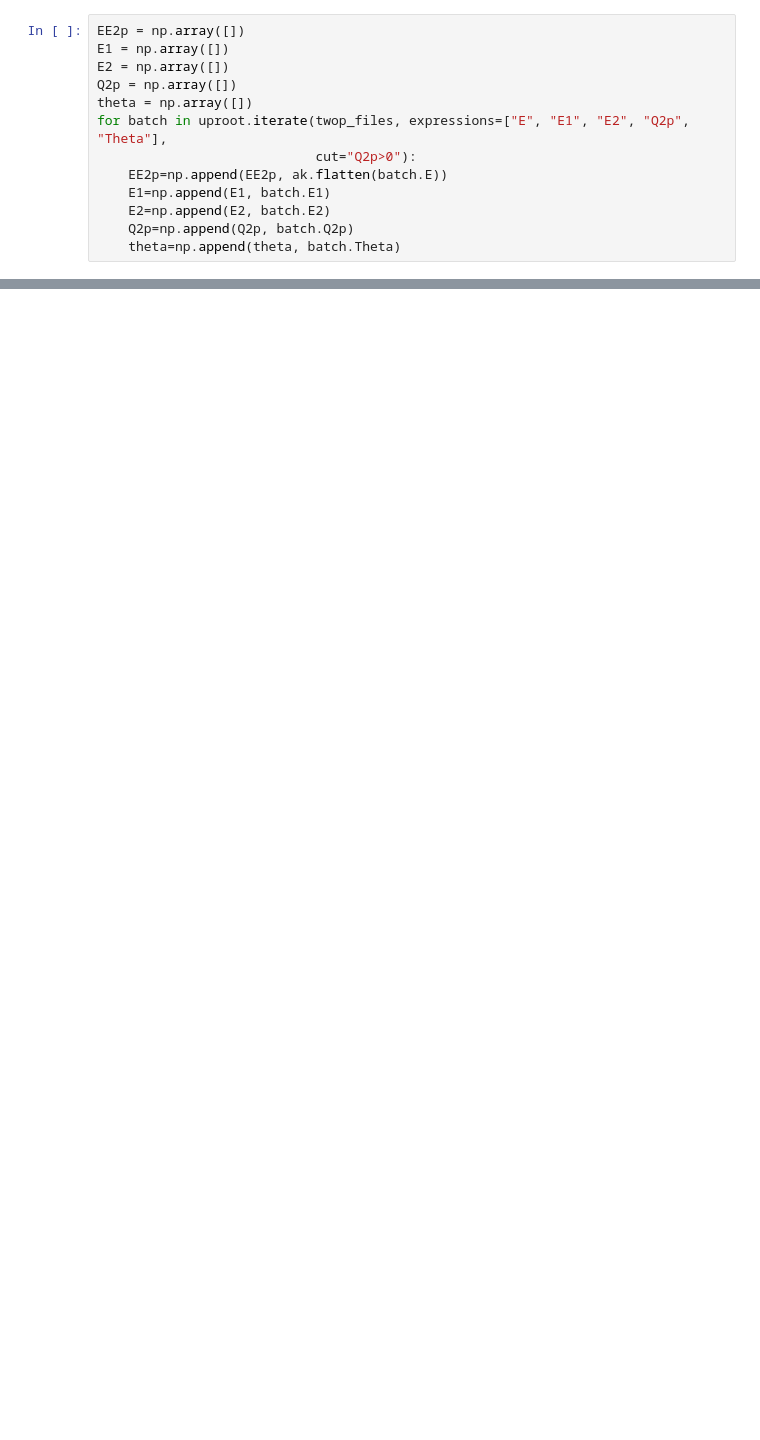
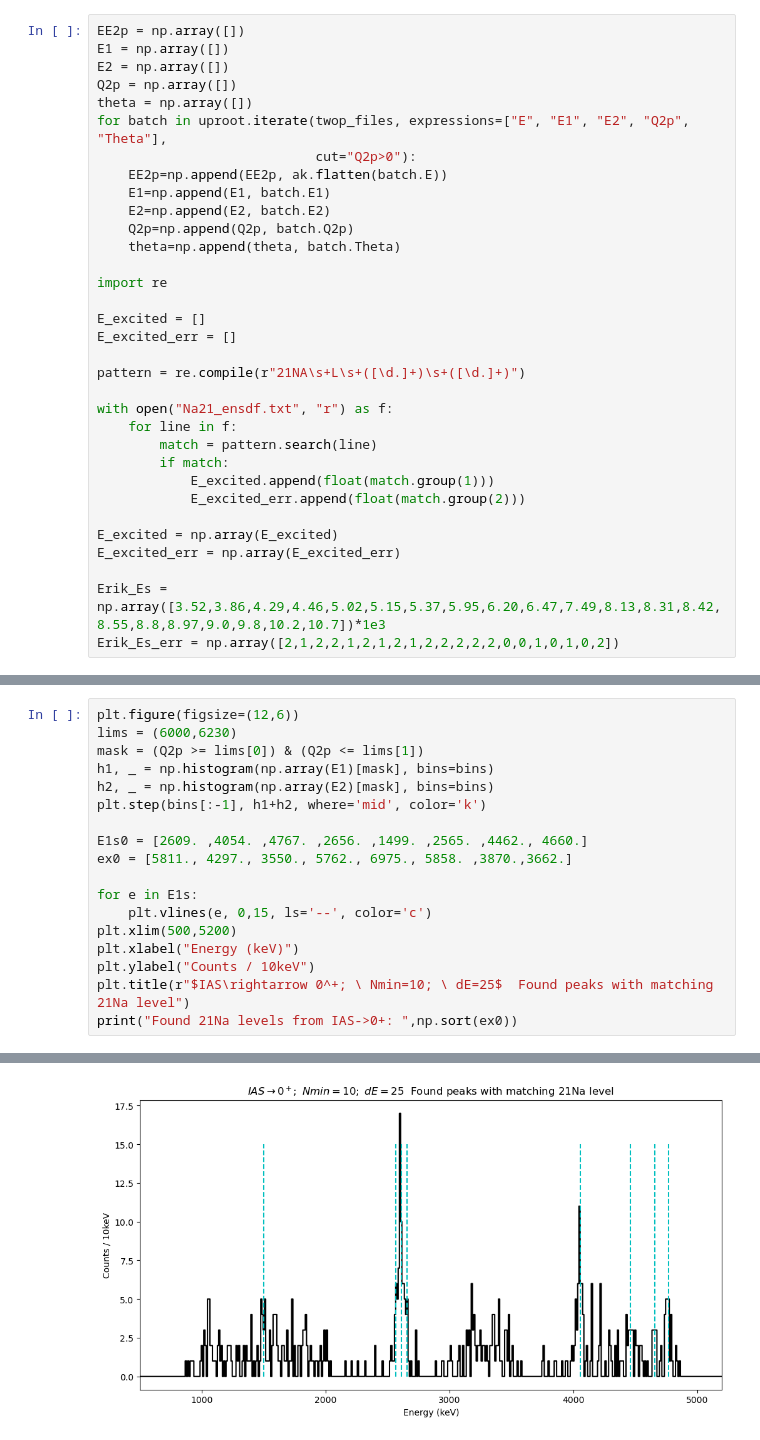
Before and after one commit to phaue/Masters, a Jupyter notebook: analysis/python/twoproton/2p.ipynb, the cells around one changed output, grey strips where cells are left out. Drawn from its saved outputs; the diff is of its cells as text; blank space fills up the shorter version.

```diff
--- a/analysis/python/twoproton/2p.ipynb
+++ b/analysis/python/twoproton/2p.ipynb
@@ -28,3 +43,23 @@ for batch in uproot.iterate(twop_files, expressions=["E", "E1", "E2", "Q2p", "Th
     E2=np.append(E2, batch.E2)
     Q2p=np.append(Q2p, batch.Q2p)
     theta=np.append(theta, batch.Theta)
+
+import re
+
+E_excited = []
+E_excited_err = []
+
+pattern = re.compile(r"21NA\s+L\s+([\d.]+)\s+([\d.]+)")
+
+with open("Na21_ensdf.txt", "r") as f:
+    for line in f:
+        match = pattern.search(line)
+        if match:
+            E_excited.append(float(match.group(1)))
+            E_excited_err.append(float(match.group(2)))
+
+E_excited = np.array(E_excited)
+E_excited_err = np.array(E_excited_err)
+
+Erik_Es = np.array([3.52,3.86,4.29,4.46,5.02,5.15,5.37,5.95,6.20,6.47,7.49,8.13,8.31,8.42,8.55,8.8,8.97,9.0,9.8,10.2,10.7])*1e3
+Erik_Es_err = np.array([2,1,2,2,1,2,1,2,1,2,2,2,2,2,0,0,1,0,1,0,2])
@@ -81,0 +310,19 @@ plt.show()
+# %%
+plt.figure(figsize=(12,6))
+lims = (6000,6230)
+mask = (Q2p >= lims[0]) & (Q2p <= lims[1])
+h1, _ = np.histogram(np.array(E1)[mask], bins=bins)
+h2, _ = np.histogram(np.array(E2)[mask], bins=bins)
+plt.step(bins[:-1], h1+h2, where='mid', color='k')
+
+E1s0 = [2609. ,4054. ,4767. ,2656. ,1499. ,2565. ,4462., 4660.]
+ex0 = [5811., 4297., 3550., 5762., 6975., 5858. ,3870.,3662.]
+
+for e in E1s:
+    plt.vlines(e, 0,15, ls='--', color='c')
+plt.xlim(500,5200)
+plt.xlabel("Energy (keV)")
+plt.ylabel("Counts / 10keV")
+plt.title(r"$IAS\rightarrow 0^+; \ Nmin=10; \ dE=25$  Found peaks with matching 21Na level")
+print("Found 21Na levels from IAS->0+: ",np.sort(ex0))
+# %% [output]
@@ -81,0 +330 @@ plt.show()
+[figure, added]
```
Also changed, not shown: parts of 13 cells of this notebook, 3 other files.
